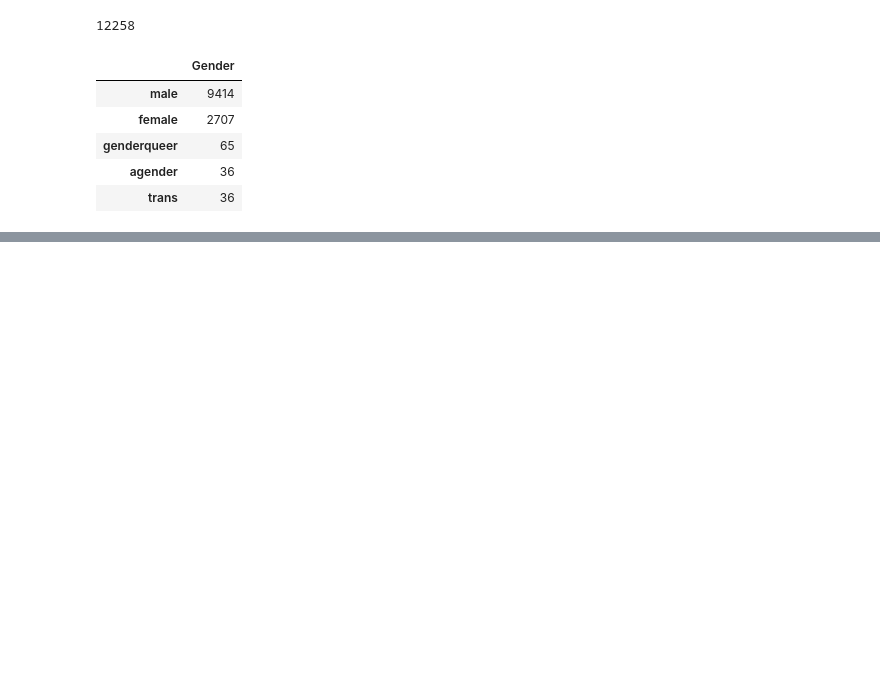
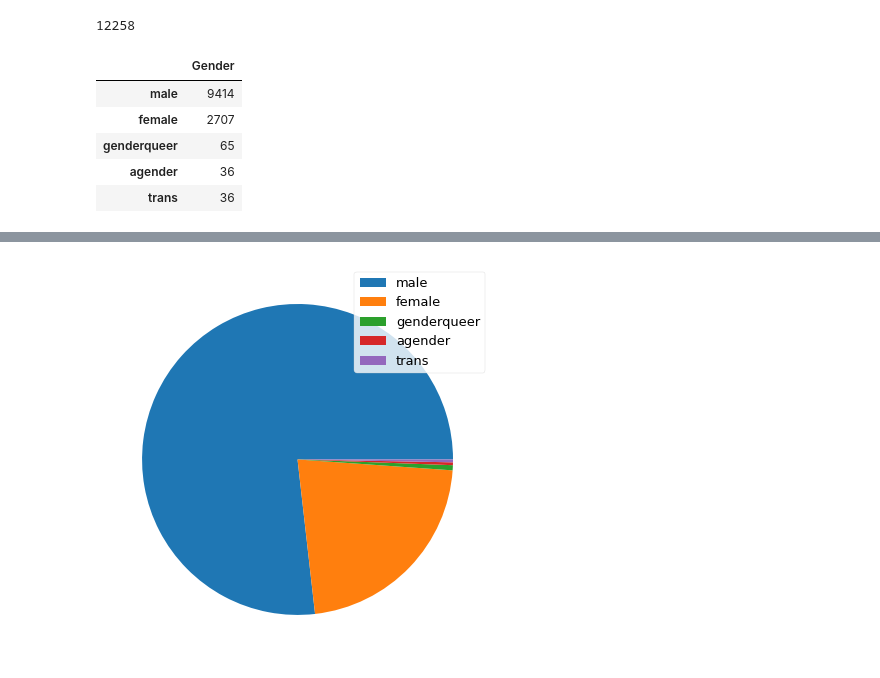
Before and after one commit to guilpassos/Data_Science, a Jupyter notebook: Fuctura_Python3_Aula03_parte02.ipynb, the cells around one changed output, grey strips where cells are left out. Drawn from its saved outputs; the diff is of its cells as text; code cells hidden in the pictures; blank space fills up the shorter version.

```diff
--- a/Fuctura_Python3_Aula03_parte02.ipynb
+++ b/Fuctura_Python3_Aula03_parte02.ipynb
@@ -229,0 +293,7 @@ tipos_de_genero.head()
+# %%
+genero = dados.Gender.value_counts()
+plt.pie(genero)
+plt.legend(dados.Gender.value_counts().index)
+plt.show()
+# %% [output]
+[figure, added]
```
Also changed, not shown: parts of 15 cells of this notebook.
